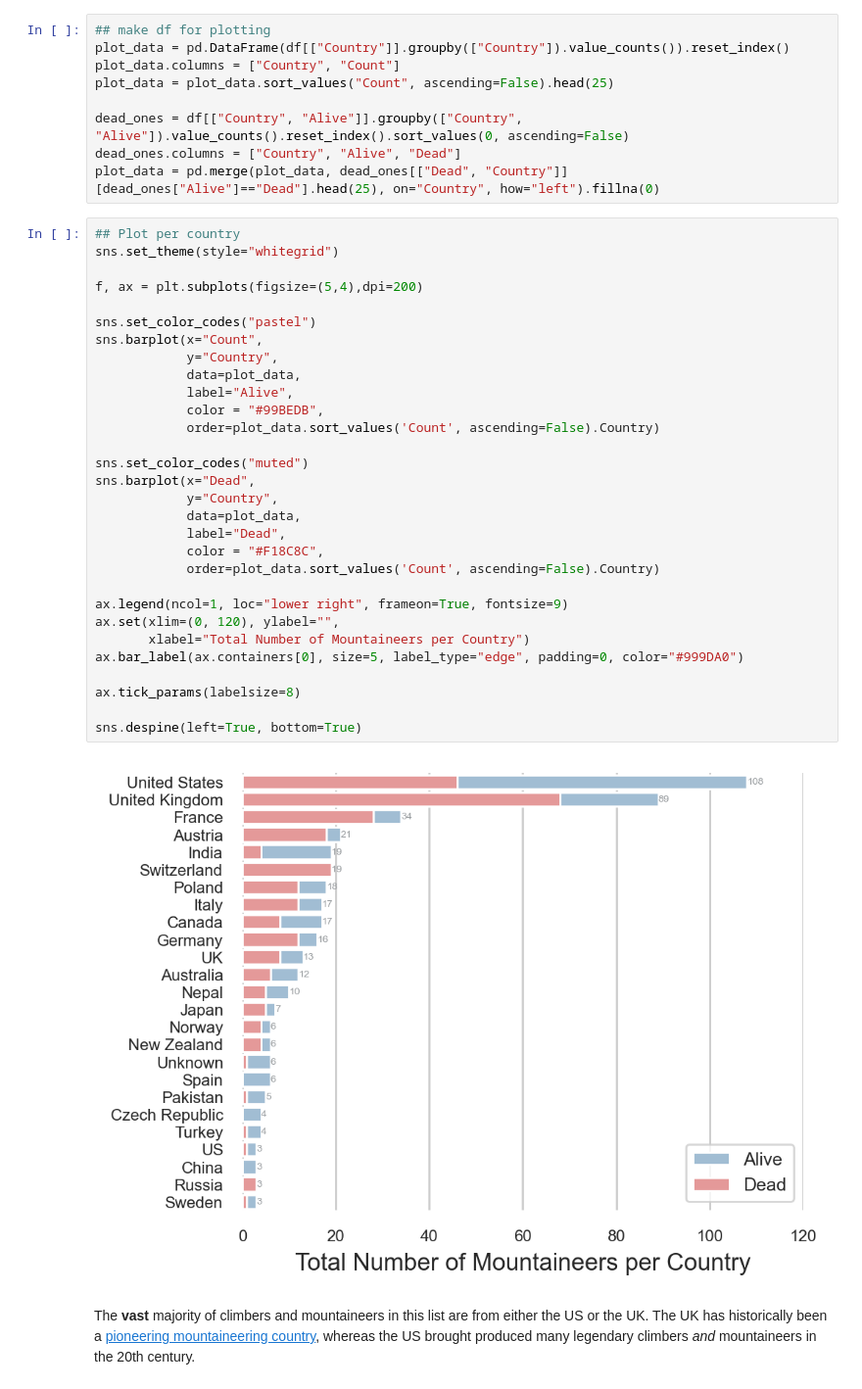
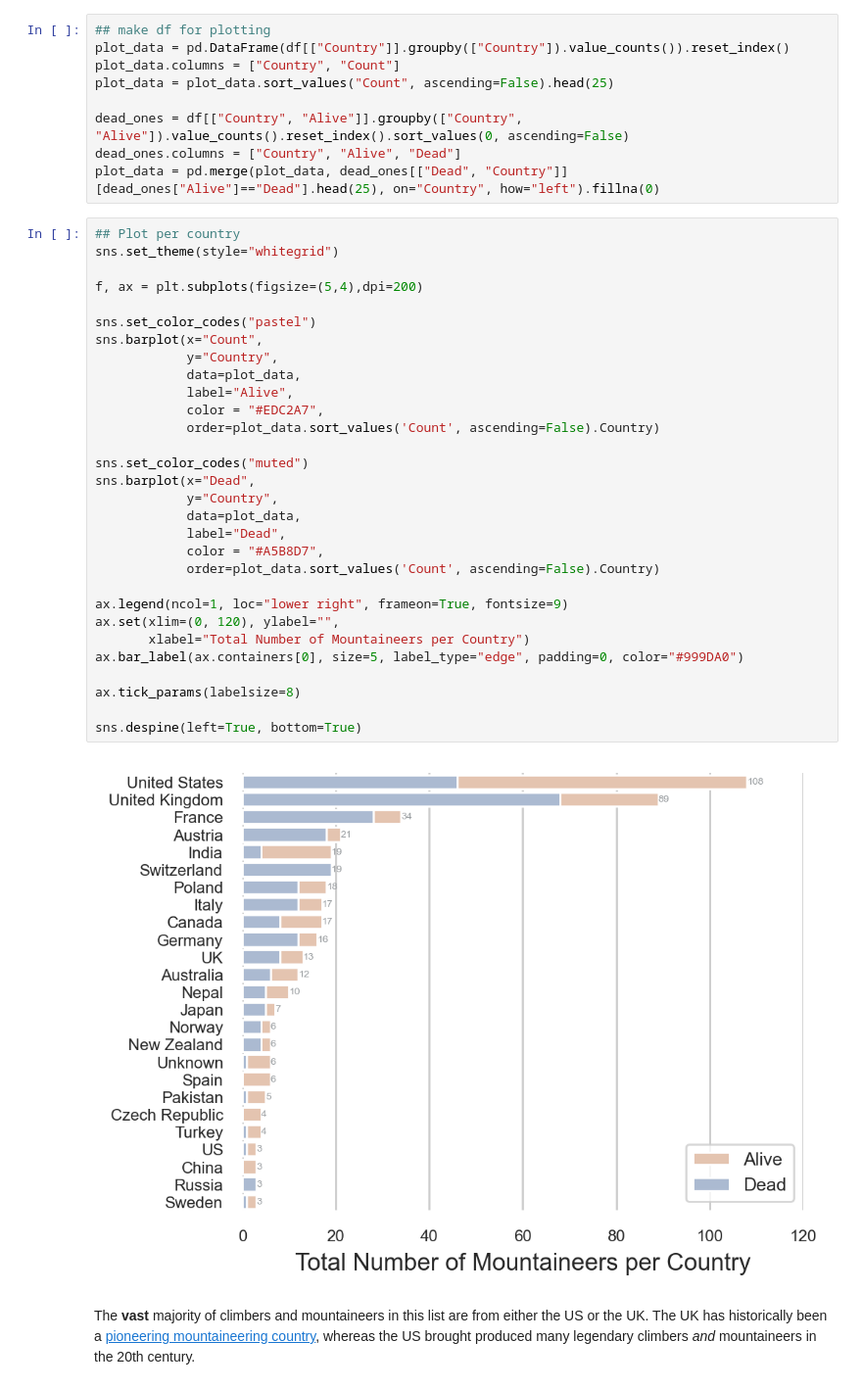
Before and after one commit to dmnkfr/mountaineers, a Jupyter notebook: mountaineers_wiki.ipynb, the cells around one changed output. Shown at 98% size. Cells and saved outputs as stored; diff of their text form.

Commit message:
update colors

```diff
--- a/mountaineers_wiki.ipynb
+++ b/mountaineers_wiki.ipynb
@@ -376,35 +376,35 @@ plot_data = pd.merge(plot_data, dead_ones[["Dead", "Country"]][dead_ones["Alive"
 # %%
 ## Plot per country
 sns.set_theme(style="whitegrid")
 
 f, ax = plt.subplots(figsize=(5,4),dpi=200)
 
 sns.set_color_codes("pastel")
 sns.barplot(x="Count",
             y="Country",
             data=plot_data,
             label="Alive",
-            color = "#99BEDB",
+            color = "#EDC2A7",
             order=plot_data.sort_values('Count', ascending=False).Country)
 
 sns.set_color_codes("muted")
 sns.barplot(x="Dead",
             y="Country",
             data=plot_data,
             label="Dead",
-            color = "#F18C8C",
+            color = "#A5B8D7",
             order=plot_data.sort_values('Count', ascending=False).Country)
 
 ax.legend(ncol=1, loc="lower right", frameon=True, fontsize=9)
 ax.set(xlim=(0, 120), ylabel="",
        xlabel="Total Number of Mountaineers per Country")
 ax.bar_label(ax.containers[0], size=5, label_type="edge", padding=0, color="#999DA0")
 
 ax.tick_params(labelsize=8)
 
 sns.despine(left=True, bottom=True)
 # %% [output]
-[figure, old version]
+[figure, new version]
 # %% [markdown]
 The __vast__ majority of climbers and mountaineers in this list are from either the US or the UK. The UK has historically been a [pioneering mountaineering country](https://en.wikipedia.org/wiki/Golden_age_of_alpinism), whereas the US brought produced many legendary climbers _and_ mountaineers in the 20th century.
 # %% [markdown]
```
Also changed, not shown: parts of 12 cells of this notebook.
